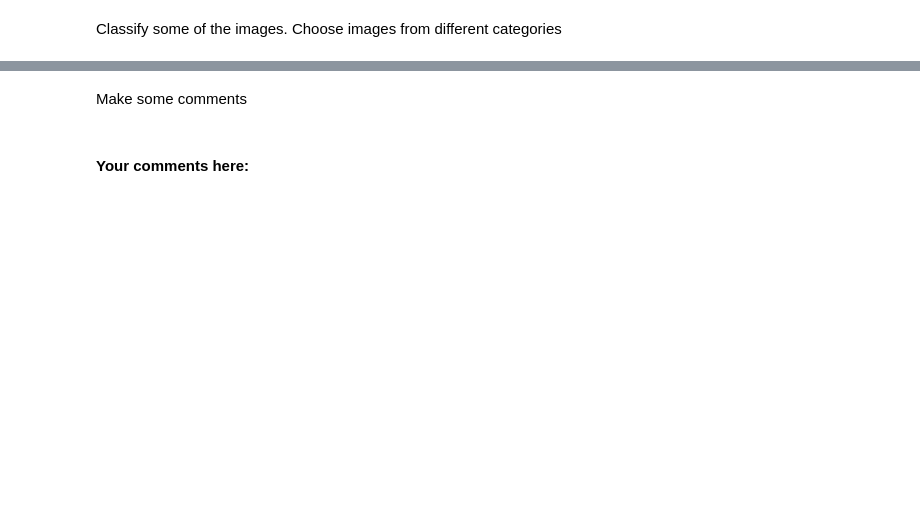
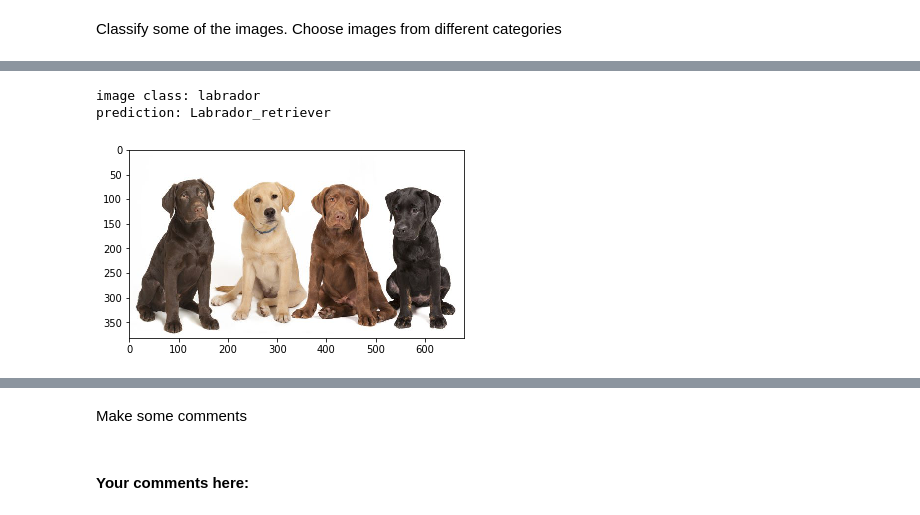
Before and after one commit to Ruby122/2020-CS109B, a Jupyter notebook: content/homeworks/hw04/cs109b_hw1_209.ipynb, the cells around one changed output, grey strips where cells are left out. Drawn from its saved outputs; the diff is of its cells as text; code cells hidden in the pictures; blank space fills up the shorter version.

```diff
--- a/content/homeworks/hw04/cs109b_hw1_209.ipynb
+++ b/content/homeworks/hw04/cs109b_hw1_209.ipynb
@@ -233,0 +232,9 @@ random_filename
+# %%
+#your code here
+plt.imshow(image.load_img(pathFolder + file_dict['labrador']))
+print('image class: labrador')
+print('prediction: {}'.format(mobileClassifier(file_dict['labrador'])[0][0][1]))
+# %% [output]
+image class: labrador
+prediction: Labrador_retriever
+[figure, added]
```
Also changed, not shown: parts of 43 cells of this notebook, 4 other files.
